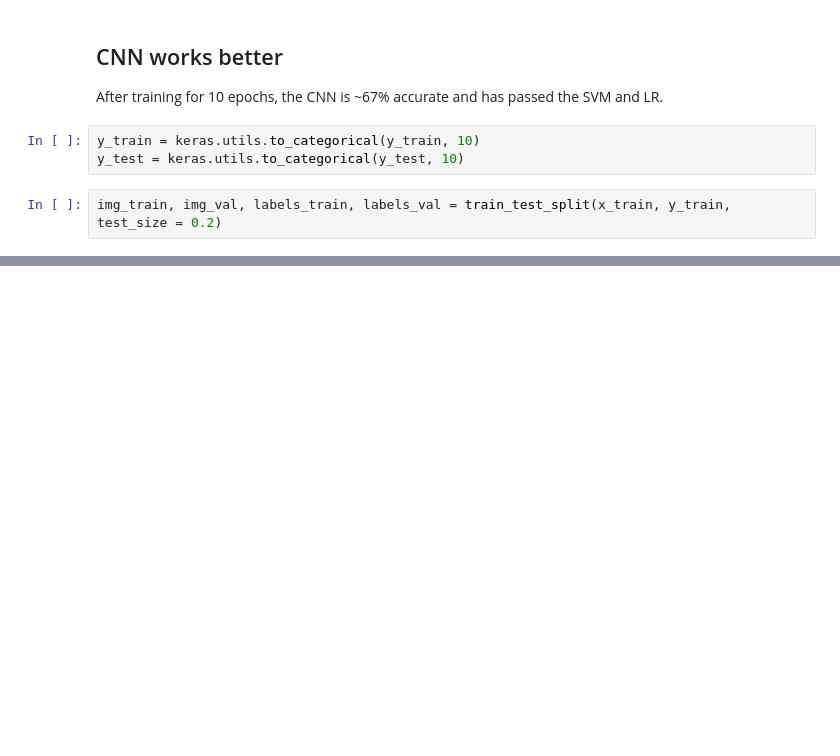
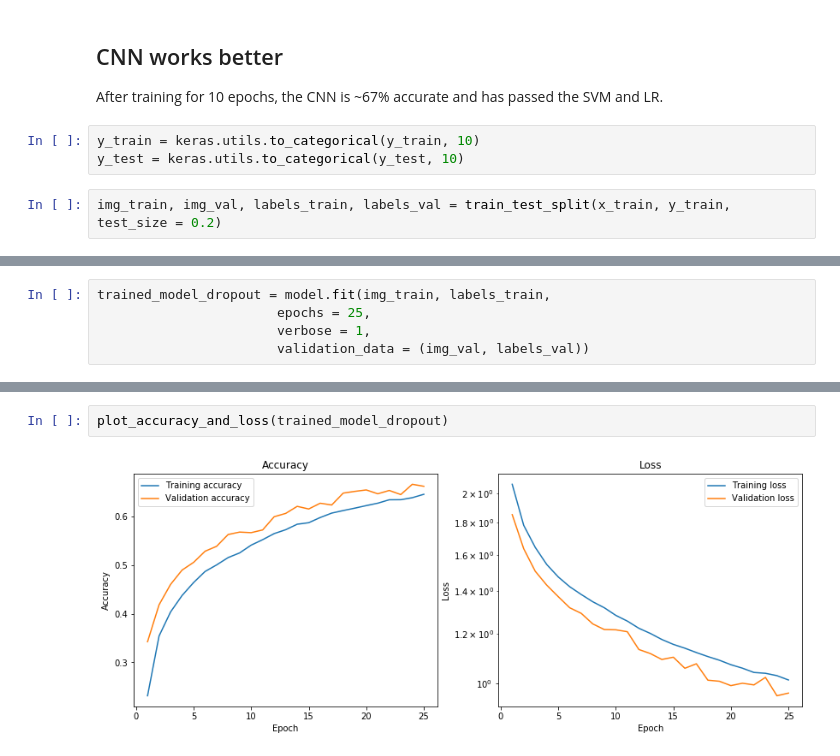
Before and after one commit to ablaikie103/image-classification-project, a Jupyter notebook: cifar10-CNN.ipynb, the cells around one changed output, grey strips where cells are left out. Cells and saved outputs as stored; diff of their text form; blank space fills up the shorter version.

```diff
--- a/cifar10-CNN.ipynb
+++ b/cifar10-CNN.ipynb
@@ -199,0 +260,5 @@ Test accuracy: 0.6676999926567078
+# %%
+trained_model_dropout = model.fit(img_train, labels_train,
+                       epochs = 25,
+                       verbose = 1,
+                       validation_data = (img_val, labels_val))
@@ -199,0 +283,4 @@ Test accuracy: 0.6676999926567078
+# %%
+plot_accuracy_and_loss(trained_model_dropout)
+# %% [output]
+[figure, added]
```
Also changed, not shown: parts of 8 cells of this notebook.
